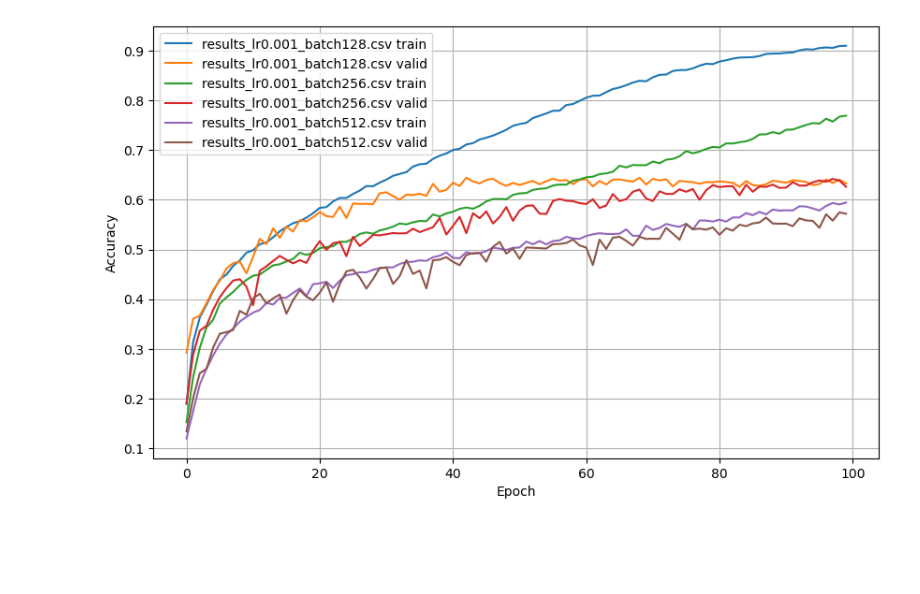
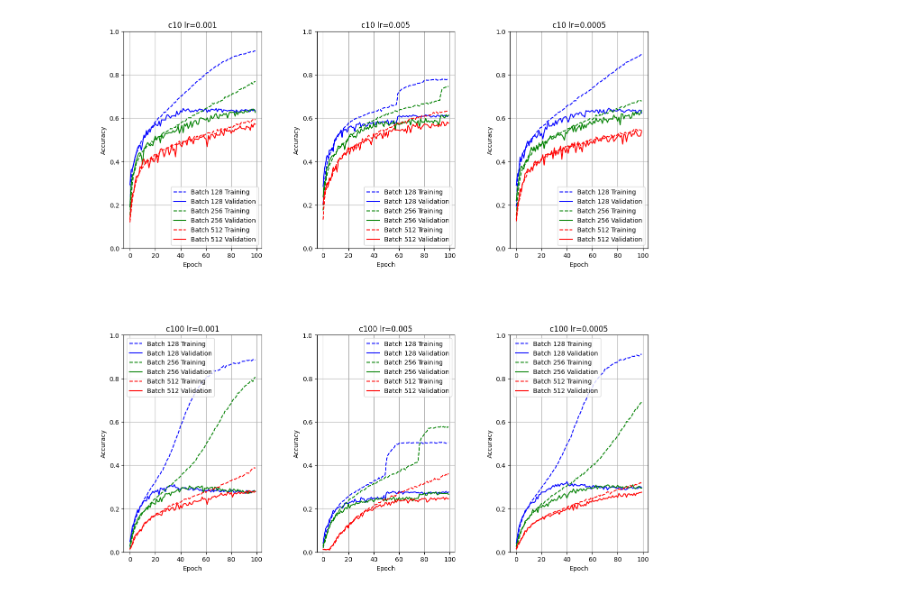
Before and after one commit to Gabrynho/BayesCNNvsFreqCNN, a Jupyter notebook: Plotting.ipynb, the cells around one changed output. Saved outputs shown, nothing was run; the diff lists cells and outputs as text; code cells hidden in the pictures; blank space fills up the shorter version.

```diff
--- a/Plotting.ipynb
+++ b/Plotting.ipynb
@@ -2,30 +2,49 @@
 import matplotlib.pyplot as plt
 import pandas as pd
 # %%
-files = ['results_lr0.001_batch128.csv', 'results_lr0.001_batch256.csv', 'results_lr0.001_batch512.csv']
+# Definisci i parametri
+datasets = ['c10', 'c100']
+learning_rates = ['0.001', '0.005', '0.0005']
+batch_sizes = ['128', '256', '512']
+colors = {'128': 'blue', '256': 'green', '512': 'red'}  # Mappa batch size a colori
 
-plt.figure(figsize=(10, 6))
+# Crea una figura e una griglia di subplot 2x3
+fig, axs = plt.subplots(2, 3, figsize=(15, 15))
+fig.subplots_adjust(hspace=0.4, wspace=0.4)  # Aggiusta lo spazio tra i grafici
 
-for file in files:
-    # Read the CSV data
-    data = pd.read_csv(file)
-    # Select the column
-    train_acc = data.iloc[:, 2]
-    valid_acc = data.iloc[:, 4]  # Change the index if your accuracy is in a different column
-    epoch = data.iloc[:, 0]
+# Contatore per posizionare correttamente i subplot
+subplot_counter = 0
 
-    train_label = file + ' train'
-    valid_label = file + ' valid'
+for dataset in datasets:
+    for lr in learning_rates:
+        # Seleziona l'asse corrente basato sul contatore
+        ax = axs[subplot_counter // 3, subplot_counter % 3]
 
-    # Plot the data
-    plt.plot(epoch, train_acc, label=train_label)
-    plt.plot(epoch, valid_acc, label=valid_label)
+        for batch_size in batch_sizes:
+            # Costruisci il nome del file
+            file_name = f'./results/results_{dataset}_lr{lr}_batch{batch_size}.csv'
 
+            # Leggi i dati
+            data = pd.read_csv(file_name)
 
-plt.xlabel('Epoch')
-plt.ylabel('Accuracy')
-plt.legend()
-plt.grid(True)
+            # Estrai le metriche e traccia il grafico
+            # Usa il dizionario dei colori per selezionare il colore in base alla batch size
+            color = colors[batch_size]  # Seleziona il colore dalla mappa
+            ax.plot(data['Epoch'], data['Training Accuracy'], label=f'Batch {batch_size} Training', color=color, linestyle='dashed')
+            ax.plot(data['Epoch'], data['Validation Accuracy'], label=f'Batch {batch_size} Validation', color=color)
+
+        # Imposta titolo, etichette e legenda per l'asse corrente
+        ax.set_ylim([0, 1])
+        ax.set_title(f'{dataset} lr={lr}')
+        ax.set_xlabel('Epoch')
+        ax.set_ylabel('Accuracy')
+        ax.legend()
+        ax.grid()
+
+        # Incrementa il contatore per il prossimo subplot
+        subplot_counter += 1
+
+# Mostra il grafico
 plt.show()
 # %% [output]
-[figure, old version]
+[figure, new version]
```
Also changed, not shown: parts of 2 cells of this notebook, 7 other files.
